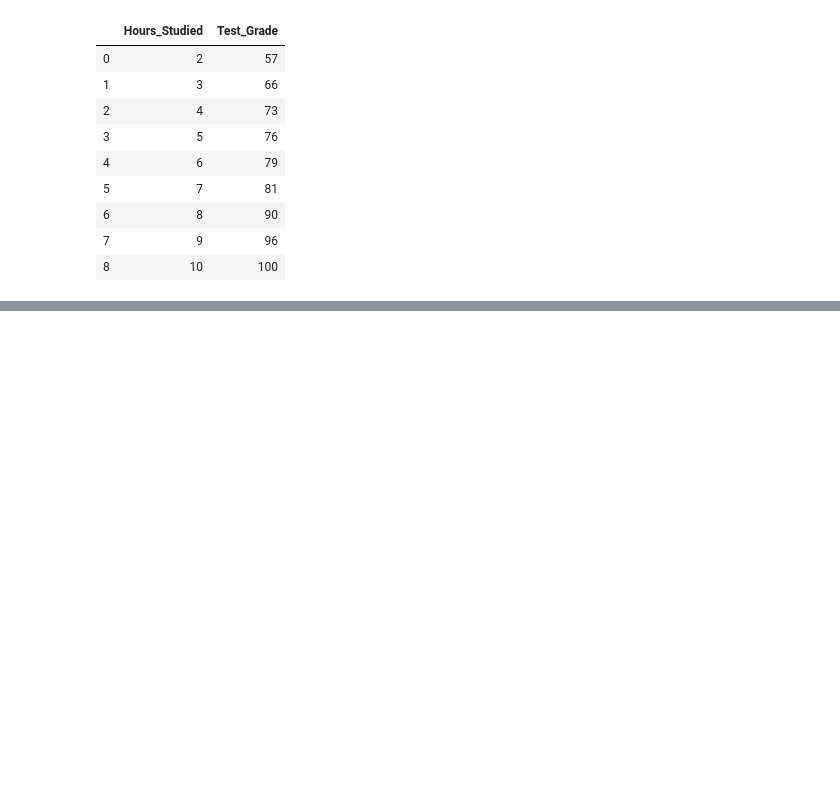
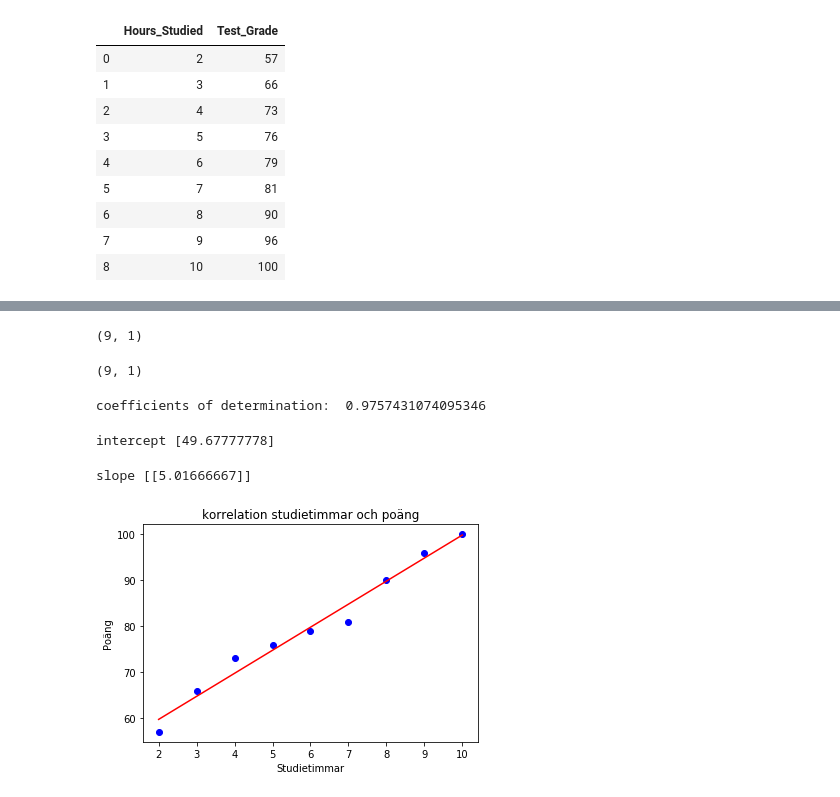
Before and after one commit to toawotaq05/ml, a Jupyter notebook: test.ipynb, the cells around one changed output, grey strips where cells are left out. Drawn from its saved outputs; the diff is of its cells as text; code cells hidden in the pictures; blank space fills up the shorter version.

```diff
--- a/test.ipynb
+++ b/test.ipynb
@@ -26,0 +23,37 @@ KeyError: 1
+# %%
+x=df['Hours_Studied'].values
+x = x.reshape(-1,1)
+x.shape
+x
+# %% [output]
+(9, 1)
+# %%
+y=df['Test_Grade'].values
+y=y.reshape(-1,1)
+y.shape
+# %% [output]
+(9, 1)
+# %%
+model = LinearRegression().fit(x,y)
+# %%
+r_sq=model.score(x,y)
+print('coefficients of determination: ', r_sq)
+# %% [output]
+coefficients of determination:  0.9757431074095346
+# %%
+print("intercept", model.intercept_)
+# %% [output]
+intercept [49.67777778]
+# %%
+print("slope", model.coef_)
+# %% [output]
+slope [[5.01666667]]
+# %%
+plt.scatter(x,y, color='blue')
+plt.plot(x, model.predict(x), color='red')
+plt.title('korrelation studietimmar och poäng')
+plt.xlabel('Studietimmar')
+plt.ylabel('Poäng')
+plt.show()
+# %% [output]
+[figure, added]
```
Also changed, not shown: parts of 3 cells of this notebook.
